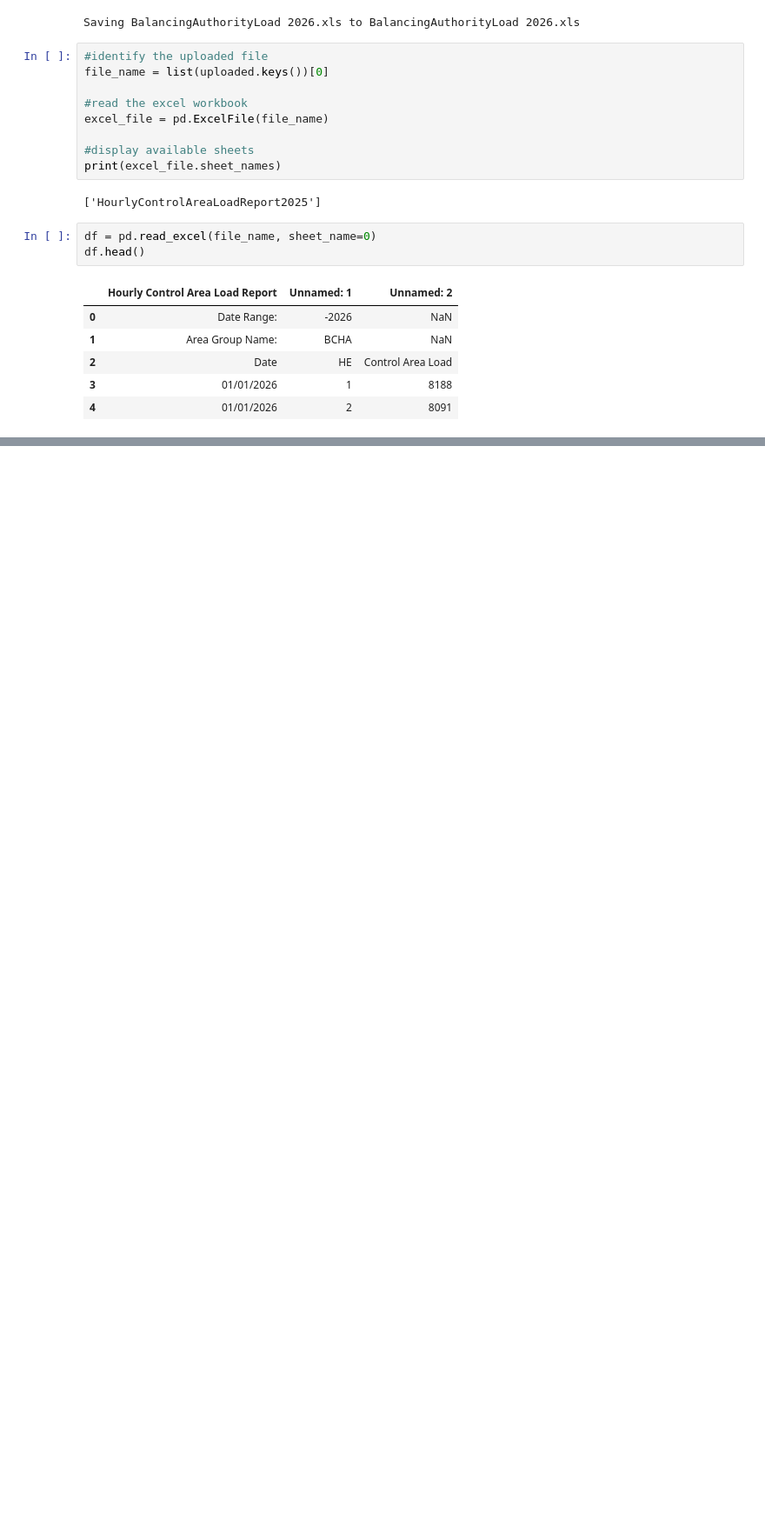
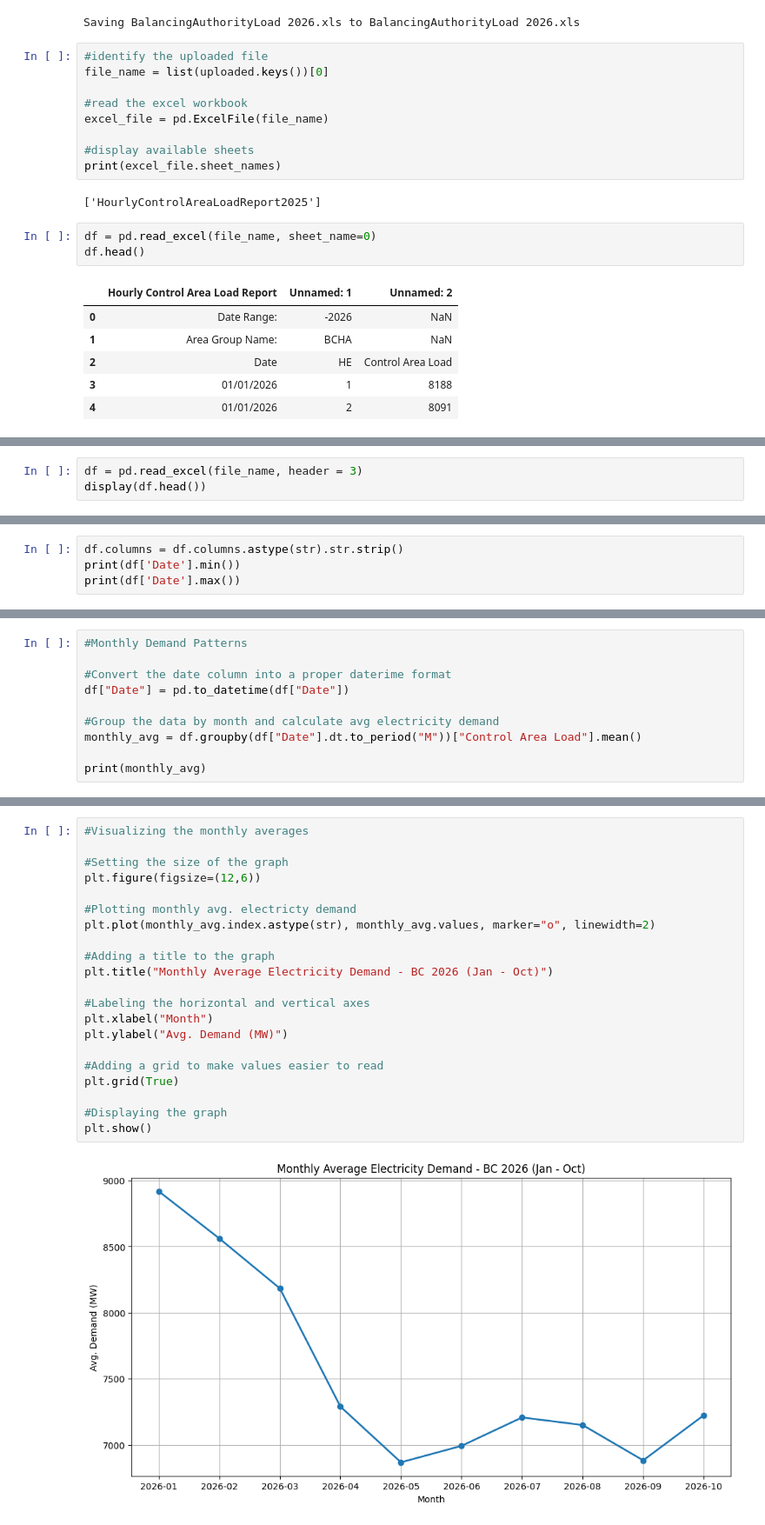
Before and after one commit to ChayanikaAwasthi/bc-electricity-demand-analysis, a Jupyter notebook: 01_BC_Electricity_Demand_Analysis.ipynb, the cells around one changed output, grey strips where cells are left out. Shown at 87% size. Cells and saved outputs as stored; diff of their text form; blank space fills up the shorter version.

```diff
--- a/01_BC_Electricity_Demand_Analysis.ipynb
+++ b/01_BC_Electricity_Demand_Analysis.ipynb
@@ -47,0 +79,3 @@ df.head()
+# %%
+df = pd.read_excel(file_name, header = 3)
+display(df.head())
@@ -47,0 +108,4 @@ df.head()
+# %%
+df.columns = df.columns.astype(str).str.strip()
+print(df['Date'].min())
+print(df['Date'].max())
@@ -47,0 +182,10 @@ df.head()
+# %%
+#Monthly Demand Patterns
+
+#Convert the date column into a proper daterime format
+df["Date"] = pd.to_datetime(df["Date"])
+
+#Group the data by month and calculate avg electricity demand
+monthly_avg = df.groupby(df["Date"].dt.to_period("M"))["Control Area Load"].mean()
+
+print(monthly_avg)
@@ -47,0 +205,23 @@ df.head()
+# %%
+#Visualizing the monthly averages
+
+#Setting the size of the graph
+plt.figure(figsize=(12,6))
+
+#Plotting monthly avg. electricty demand
+plt.plot(monthly_avg.index.astype(str), monthly_avg.values, marker="o", linewidth=2)
+
+#Adding a title to the graph
+plt.title("Monthly Average Electricity Demand - BC 2026 (Jan - Oct)")
+
+#Labeling the horizontal and vertical axes
+plt.xlabel("Month")
+plt.ylabel("Avg. Demand (MW)")
+
+#Adding a grid to make values easier to read
+plt.grid(True)
+
+#Displaying the graph
+plt.show()
+# %% [output]
+[figure, added]
```
Also changed, not shown: parts of 17 cells of this notebook.
